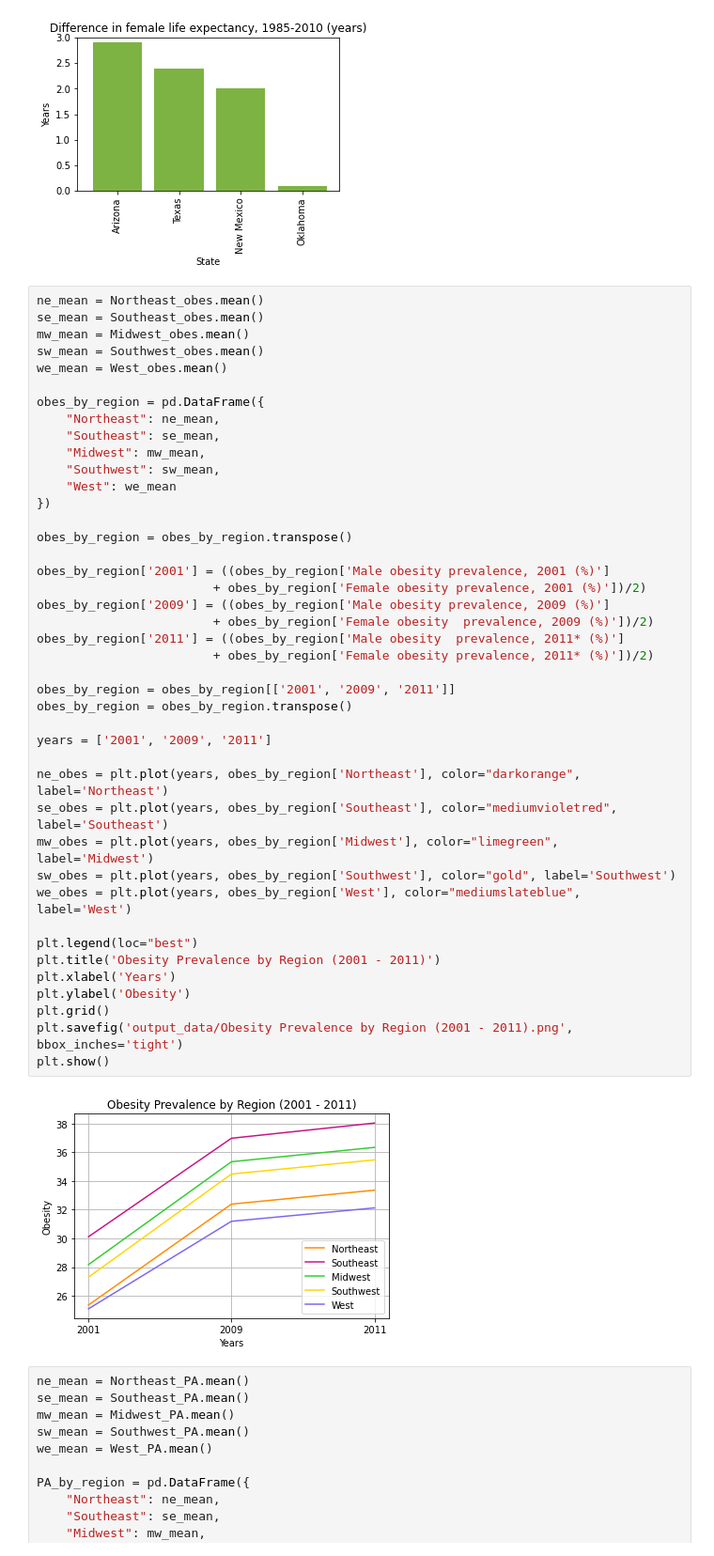
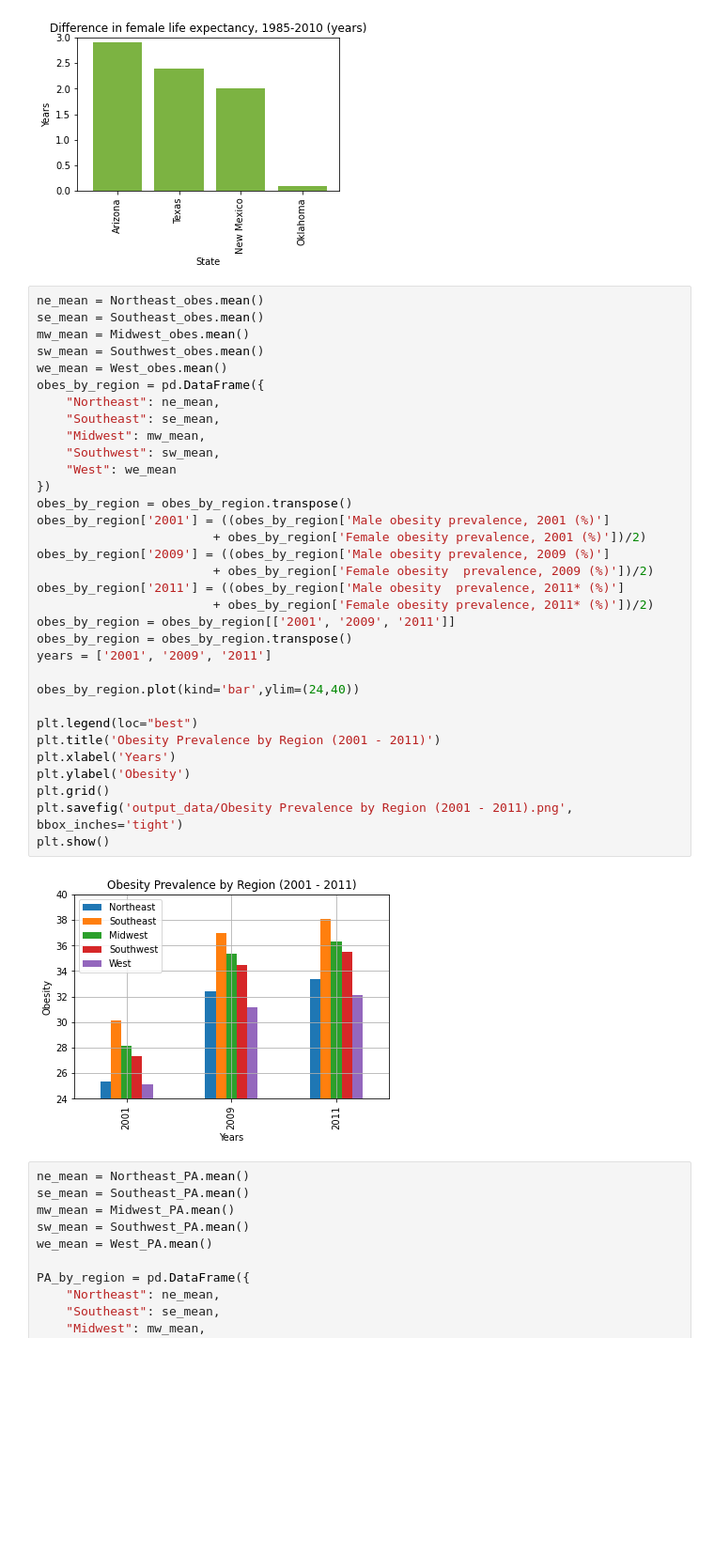
Before and after one commit to Mvillarreal88/State-of-Survival, a Jupyter notebook: Sandbox/Dillon/regional-charts.ipynb, the cells around one changed output. Shown at 94% size. Drawn from its saved outputs; the diff is of its cells as text; blank space fills up the shorter version.

Commit message:
Updated Obesity Prevalence by regions map

```diff
--- a/Sandbox/Dillon/regional-charts.ipynb
+++ b/Sandbox/Dillon/regional-charts.ipynb
@@ -174,44 +174,35 @@ se_mean = Southeast_obes.mean()
 mw_mean = Midwest_obes.mean()
 sw_mean = Southwest_obes.mean()
 we_mean = West_obes.mean()
-
 obes_by_region = pd.DataFrame({
     "Northeast": ne_mean,
     "Southeast": se_mean,
     "Midwest": mw_mean,
     "Southwest": sw_mean,
     "West": we_mean
 })
-
 obes_by_region = obes_by_region.transpose()
-
 obes_by_region['2001'] = ((obes_by_region['Male obesity prevalence, 2001 (%)']
                         + obes_by_region['Female obesity prevalence, 2001 (%)'])/2)
 obes_by_region['2009'] = ((obes_by_region['Male obesity prevalence, 2009 (%)']
                         + obes_by_region['Female obesity  prevalence, 2009 (%)'])/2)
 obes_by_region['2011'] = ((obes_by_region['Male obesity  prevalence, 2011* (%)']
                         + obes_by_region['Female obesity prevalence, 2011* (%)'])/2)
-
 obes_by_region = obes_by_region[['2001', '2009', '2011']]
 obes_by_region = obes_by_region.transpose()
-
 years = ['2001', '2009', '2011']
 
-ne_obes = plt.plot(years, obes_by_region['Northeast'], color="darkorange", label='Northeast')
-se_obes = plt.plot(years, obes_by_region['Southeast'], color="mediumvioletred", label='Southeast')
-mw_obes = plt.plot(years, obes_by_region['Midwest'], color="limegreen", label='Midwest')
-sw_obes = plt.plot(years, obes_by_region['Southwest'], color="gold", label='Southwest')
-we_obes = plt.plot(years, obes_by_region['West'], color="mediumslateblue", label='West')
+obes_by_region.plot(kind='bar',ylim=(24,40))
 
 plt.legend(loc="best")
 plt.title('Obesity Prevalence by Region (2001 - 2011)')
 plt.xlabel('Years')
 plt.ylabel('Obesity')
 plt.grid()
 plt.savefig('output_data/Obesity Prevalence by Region (2001 - 2011).png', bbox_inches='tight')
 plt.show()
 # %% [output]
-[figure, old version]
+[figure, new version]
 # %%
 ne_mean = Northeast_PA.mean()
 se_mean = Southeast_PA.mean()
```
Also changed, not shown: 2 other files.
